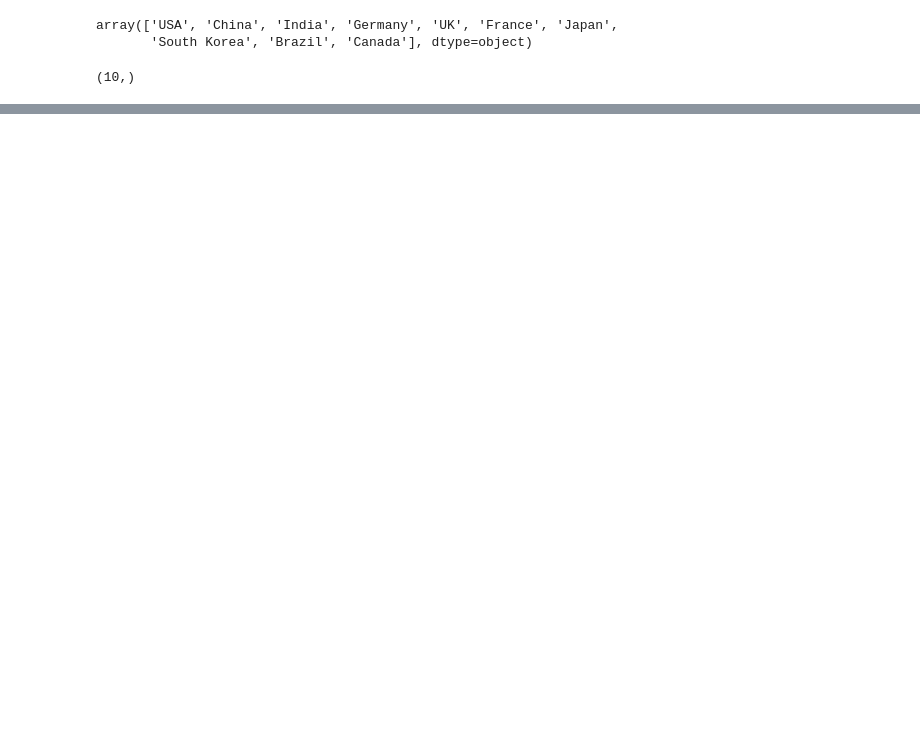
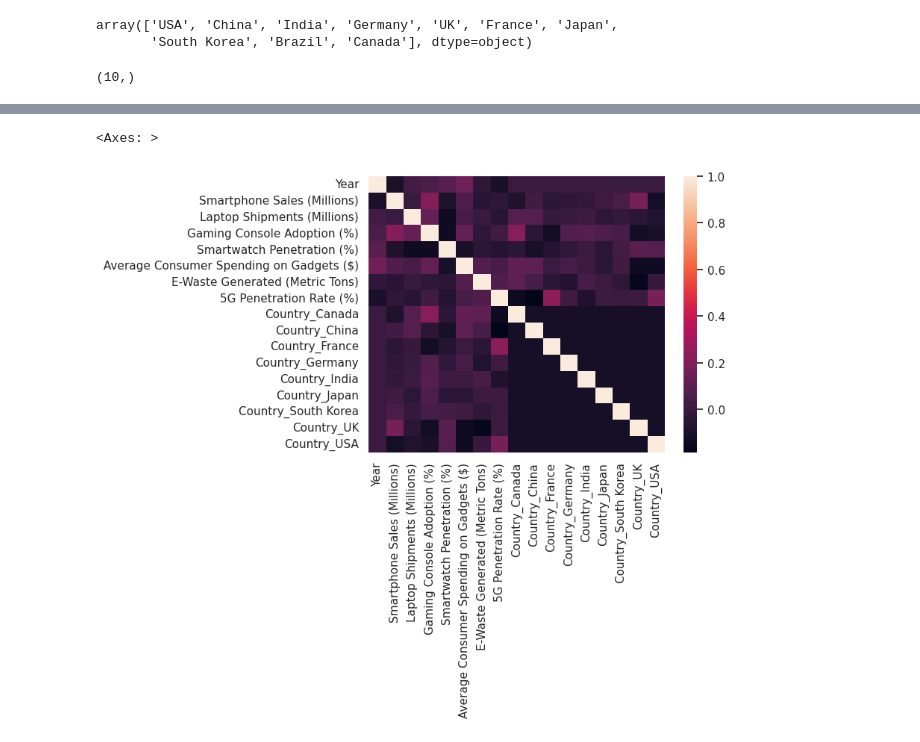
Before and after one commit to Bhargavvv412/EDA-Feature-Engineering, a Jupyter notebook: Global_Tech_Gadget_Consumption.ipynb, the cells around one changed output, grey strips where cells are left out. Drawn from its saved outputs; the diff is of its cells as text; code cells hidden in the pictures; blank space fills up the shorter version.

```diff
--- a/Global_Tech_Gadget_Consumption.ipynb
+++ b/Global_Tech_Gadget_Consumption.ipynb
@@ -89,2 +54,3 @@ print(encoded)
-# %%
-df=pd.concat()
+# %%
+boolean_country=dummy_Country.astype(int)
+# boolean_country
@@ -90,0 +59,3 @@ df=pd.concat()
+# %%
+df_copy=pd.concat([df, boolean_country], axis=1)
+df_copy.head()
@@ -90,0 +69,7 @@ df=pd.concat()
+# %%
+df_copy.drop(['Country'],axis=1,inplace=True)
+# %%
+sns.heatmap(df_copy.corr())
+# %% [output]
+<Axes: >
+[figure, added]
```
Also changed, not shown: parts of 20 cells of this notebook.
